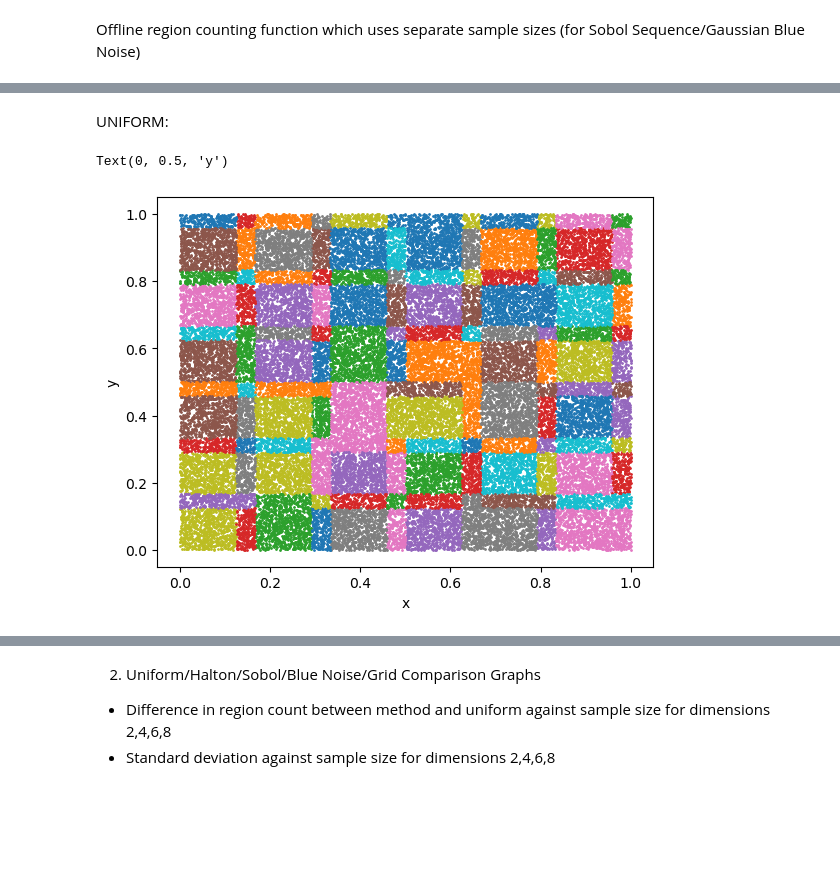
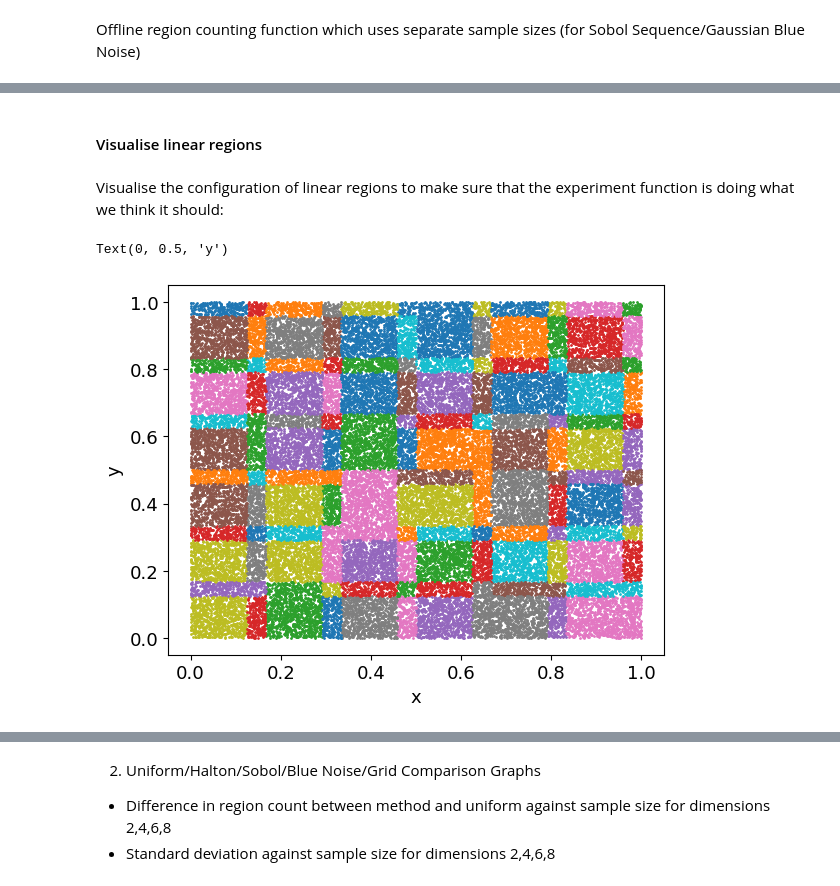
Before and after one commit to Gautam-Chauhan/MSc-Thesis, a Jupyter notebook: scenario_3.ipynb, the cells around one changed output, grey strips where cells are left out. Drawn from its saved outputs; the diff is of its cells as text; code cells hidden in the pictures; blank space fills up the shorter version.

```diff
--- a/scenario_3.ipynb
+++ b/scenario_3.ipynb
@@ -615,8 +370,0 @@ plt.plot(x,torch.mean(unique_counts.float(),axis=0)[:2000])
-# %%
-import matplotlib.pyplot as plt
-
-cmap = plt.get_cmap('tab20')
-
-for i, (key, samples) in enumerate(samples_by_region.items()):
-    color = cmap(i)
-    plt.scatter(samples[:, 0], samples[:, 1], label=f"{key}", s=1, c=[color])
@@ -646,8 +370,0 @@ plt.plot(sample_sizes[:10],torch.mean(unique_counts.float(),axis=0)[:10])
-# %%
-import matplotlib.pyplot as plt
-
-cmap = plt.get_cmap('tab20')
-
-for i, (key, samples) in enumerate(samples_by_region.items()):
-    color = cmap(i)
-    plt.scatter(samples[:, 0], samples[:, 1], label=f"{key}", s=1, c=[color])
@@ -660,5 +378,5 @@ for i, (key, samples) in enumerate(samples_by_region.items()):
 # %%
-def experiment_3a(sample_points,hidden_neurons,dimensions,runs=100,mode="online",return_samples=False):
+def scenario_3(sample_points,hidden_neurons,dimensions,runs=100,mode="online",return_samples=False):
     """Experiment for region counting using Montufar hypercubes example
     Args:
         sample_points: the sampling points used to count the regions - either numpy array (online counting) or list of arrays (offline)
@@ -714,2 +427,4 @@ def experiment_3a(sample_points,hidden_neurons,dimensions,runs=100,mode="online"
-# %% [markdown]
-UNIFORM:
+# %% [markdown]
+#### Visualise linear regions
+# %% [markdown]
+Visualise the configuration of linear regions to make sure that the experiment function is doing what we think it should:
@@ -716,30 +433,21 @@ UNIFORM:
 # %%
 num_points = 50000
-all_dimensions = [2,3,4,5,6,7,8,9,10]
 runs = 100
-seed = 1
+dimensions = 2
 hidden_neurons = 24
 
-iid_counts_3a = np.empty((max(all_dimensions)-1,runs,num_points))
-all_samples_by_region = []
+# Generate point set
+lower_bounds = np.full(dimensions,0)
+upper_bounds = np.full(dimensions,1)
+sample_points = iid_uniform_sample(num_points,dimensions,runs,lower_bounds,upper_bounds,rng)
 
-for dimensions in all_dimensions:
-
-    # Generate point set
-    lower_bounds = np.full(dimensions,0)
-    upper_bounds = np.full(dimensions,1)
-    sample_points = iid_uniform_sample(num_points,dimensions,runs,lower_bounds,upper_bounds,seed)
-
-    # Count linear region susing those point sets and assign to the appropriate part of iid_counts
-    unique_counts,samples_by_region = experiment_3a(sample_points,hidden_neurons,dimensions,runs,mode="online",return_samples=True)
-    unique_counts = unique_counts.detach().numpy()
-    iid_counts_3a[dimensions-2,:,:] = unique_counts
-    all_samples_by_region.append(samples_by_region)
+# Count linear region susing those point sets and assign to the appropriate part of iid_counts
+unique_counts_2d,samples_by_region_2d = experiment_3a(sample_points,hidden_neurons,dimensions,runs,mode="online",return_samples=True)
 # %%
-for key in all_samples_by_region[0]:
-    plt.scatter(all_samples_by_region[0][key][:,0],all_samples_by_region[0][key][:,1],s=1)
+for key in samples_by_region_2d:
+    plt.scatter(samples_by_region_2d[key][:,0],samples_by_region_2d[key][:,1],s=1)
 plt.xlabel("x")
 plt.ylabel("y")
 # %% [output]
 Text(0, 0.5, 'y')
-[figure, old version]
+[figure, new version]
```
Also changed, not shown: parts of 131 cells of this notebook, 2 other files.
